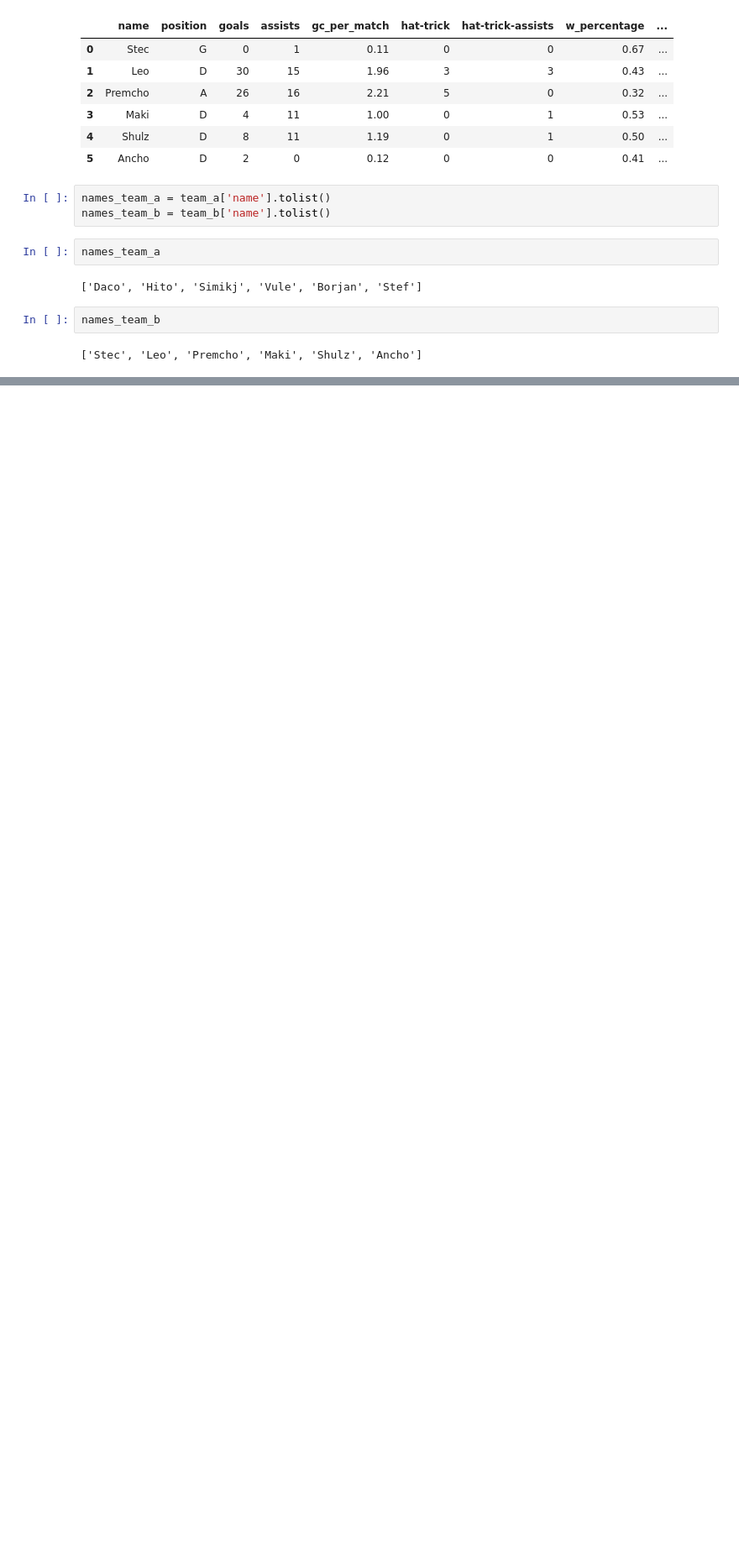
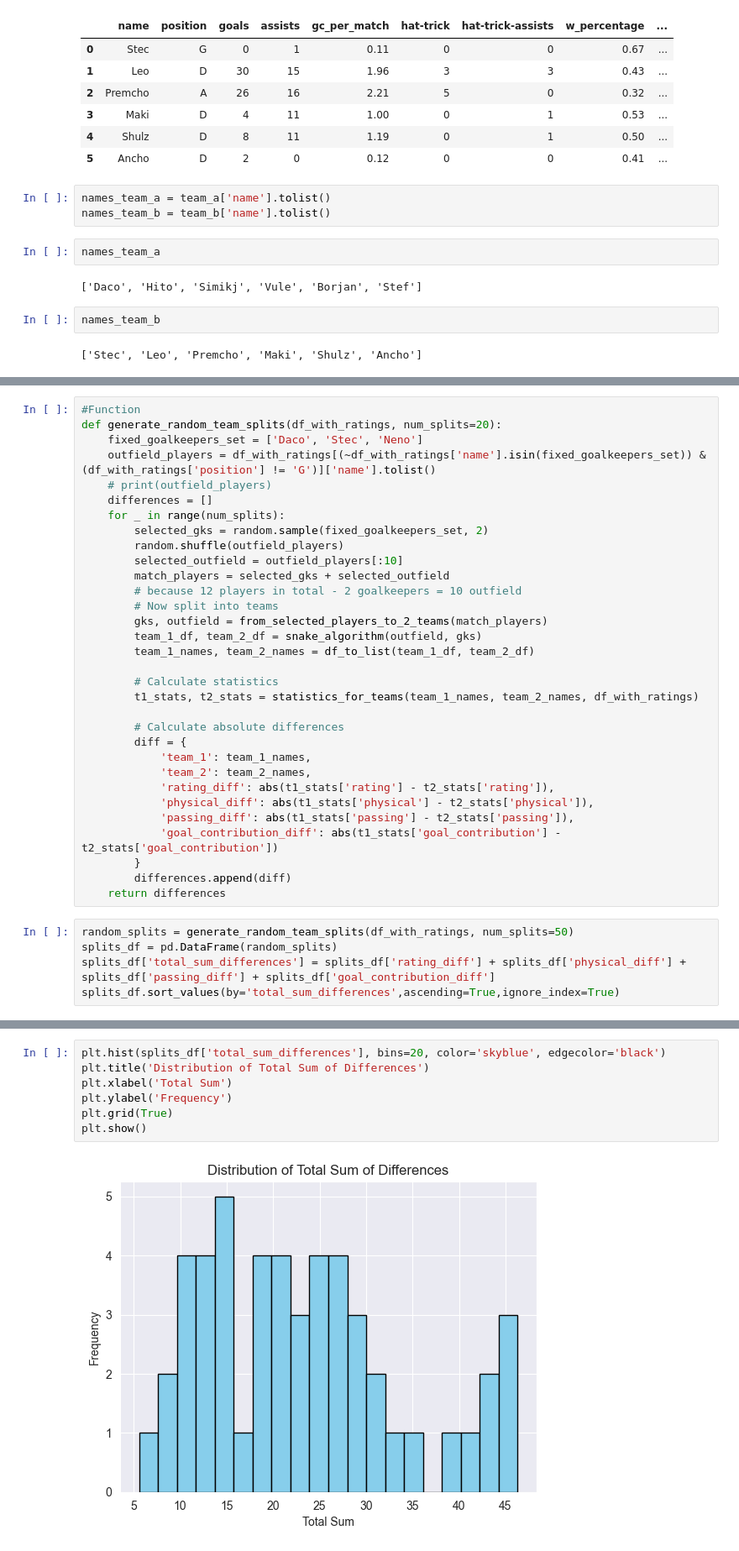
Before and after one commit to leonasanovski/Team-Splitter, a Jupyter notebook: code.ipynb, the cells around one changed output, grey strips where cells are left out. Shown at 84% size. Cells and saved outputs as stored; diff of their text form; blank space fills up the shorter version.

Commit message:
Updated notebook, with more functionalities and analysis added. Still far from the end :)

```diff
--- a/code.ipynb
+++ b/code.ipynb
@@ -623,0 +760,37 @@ names_team_b
+# %%
+#Function
+def generate_random_team_splits(df_with_ratings, num_splits=20):
+    fixed_goalkeepers_set = ['Daco', 'Stec', 'Neno']
+    outfield_players = df_with_ratings[(~df_with_ratings['name'].isin(fixed_goalkeepers_set)) & (df_with_ratings['position'] != 'G')]['name'].tolist()
+    # print(outfield_players)
+    differences = []
+    for _ in range(num_splits):
+        selected_gks = random.sample(fixed_goalkeepers_set, 2)
+        random.shuffle(outfield_players)
+        selected_outfield = outfield_players[:10]
+        match_players = selected_gks + selected_outfield
+        # because 12 players in total - 2 goalkeepers = 10 outfield
+        # Now split into teams
+        gks, outfield = from_selected_players_to_2_teams(match_players)
+        team_1_df, team_2_df = snake_algorithm(outfield, gks)
+        team_1_names, team_2_names = df_to_list(team_1_df, team_2_df)
+
+        # Calculate statistics
+        t1_stats, t2_stats = statistics_for_teams(team_1_names, team_2_names, df_with_ratings)
+
+        # Calculate absolute differences
+        diff = {
+            'team_1': team_1_names,
+            'team_2': team_2_names,
+            'rating_diff': abs(t1_stats['rating'] - t2_stats['rating']),
+            'physical_diff': abs(t1_stats['physical'] - t2_stats['physical']),
+            'passing_diff': abs(t1_stats['passing'] - t2_stats['passing']),
+            'goal_contribution_diff': abs(t1_stats['goal_contribution'] - t2_stats['goal_contribution'])
+        }
+        differences.append(diff)
+    return differences
+# %%
+random_splits = generate_random_team_splits(df_with_ratings, num_splits=50)
+splits_df = pd.DataFrame(random_splits)
+splits_df['total_sum_differences'] = splits_df['rating_diff'] + splits_df['physical_diff'] + splits_df['passing_diff'] + splits_df['goal_contribution_diff']
+splits_df.sort_values(by='total_sum_differences',ascending=True,ignore_index=True)
@@ -623,0 +834,9 @@ names_team_b
+# %%
+plt.hist(splits_df['total_sum_differences'], bins=20, color='skyblue', edgecolor='black')
+plt.title('Distribution of Total Sum of Differences')
+plt.xlabel('Total Sum')
+plt.ylabel('Frequency')
+plt.grid(True)
+plt.show()
+# %% [output]
+[figure, added]
```
Also changed, not shown: parts of 19 cells of this notebook.
